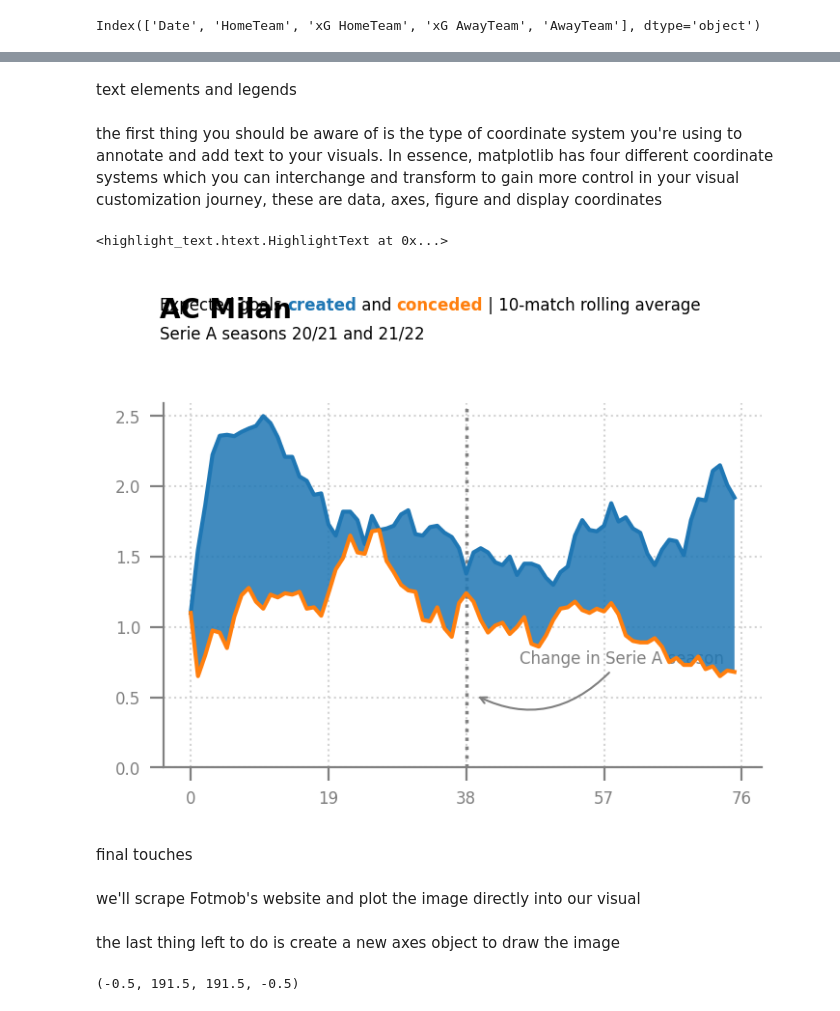
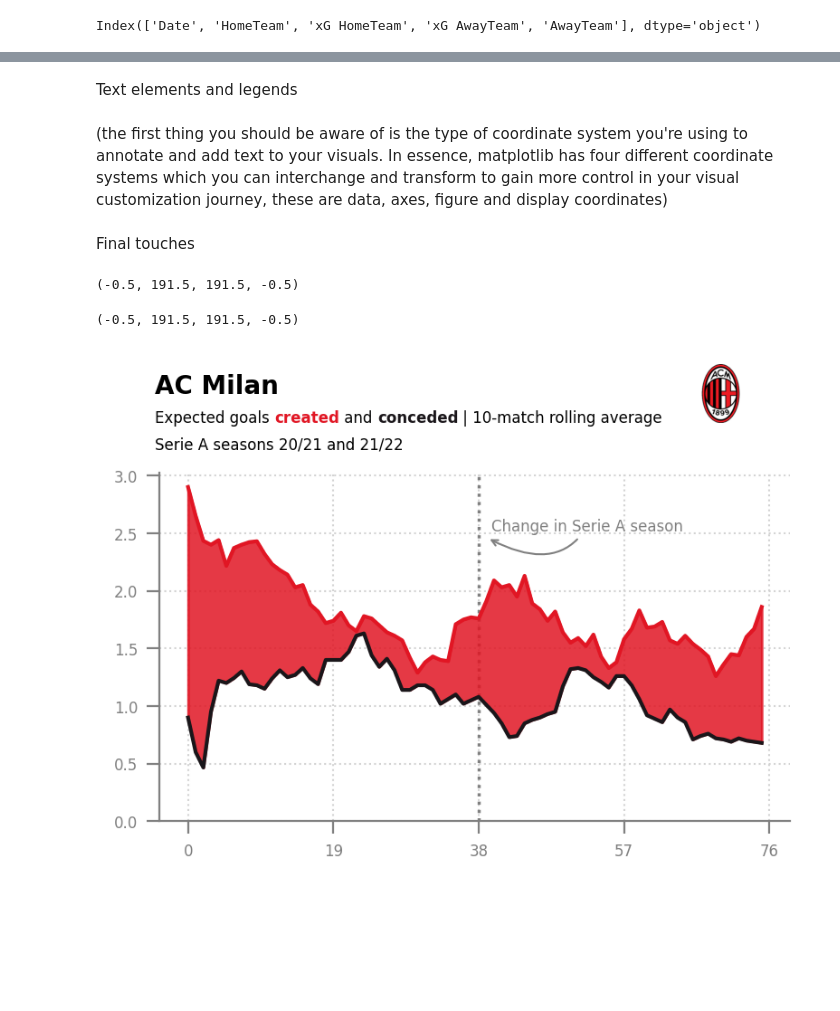
Before and after one commit to fabriziocominetti/football-analytics, a Jupyter notebook: xG-rolling-plot/ACMilan/notebooks/xG-rolling-ACMilan.ipynb, the cells around one changed output, grey strips where cells are left out. Cells and saved outputs as stored; diff of their text form; code cells hidden in the pictures; blank space fills up the shorter version.

```diff
--- a/xG-rolling-plot/ACMilan/notebooks/xG-rolling-ACMilan.ipynb
+++ b/xG-rolling-plot/ACMilan/notebooks/xG-rolling-ACMilan.ipynb
@@ -119,3 +123,0 @@ append the two dataframe
-# %%
-acm = acm_2021.append(acm_2122)
-len(acm)
@@ -123,0 +124,4 @@ len(acm)
+# %%
+# append the two dataframes
+acm = pd.concat([acm_2021, acm_2122], axis=0)
+len(acm)
@@ -180,6 +224,9 @@ X = pd.Series(range(len(Y_for)))
 # %%
 # compute the rolling average (min_periods is used for the partial average)
 # here we're using a 10 game rolling average
-Y_for = Y_for.rolling(window=10, min_periods=0).mean()
-Y_ag = Y_ag.rolling(window=10, min_periods=0).mean()
+Y_for['value'] = Y_for['value'].rolling(window=10, min_periods=0).mean()
+Y_ag['value'] = Y_ag['value'].rolling(window=10, min_periods=0).mean()
+# %%
+Y_for = Y_for[['value']].reset_index(drop=True)
+Y_ag = Y_ag[['value']].reset_index(drop=True)
 # %% [markdown]
@@ -304,10 +352,24 @@ ax.legend(fontsize=6)
 # %% [markdown]
-text elements and legends
+Text elements and legends
 # %% [markdown]
-the first thing you should be aware of is the type of coordinate system you're using to annotate and add text to your visuals. In essence, matplotlib has four different coordinate systems which you can interchange and transform to gain more control in your visual customization journey, these are data, axes, figure and display coordinates
+(the first thing you should be aware of is the type of coordinate system you're using to annotate and add text to your visuals. In essence, matplotlib has four different coordinate systems which you can interchange and transform to gain more control in your visual customization journey, these are data, axes, figure and display coordinates)
+# %% [markdown]
+Final touches
+# %%
+# scrape Fotmob's website and plot the image directly into the visual
+# create a new axes object to draw the image
+
+fotmob_url = "https://images.fotmob.com/image_resources/logo/teamlogo/"
+
+logo_ax = fig.add_axes([0.01, .95, 0.11, 0.11], zorder=1)
+club_icon = Image.open(urllib.request.urlopen(f"{fotmob_url}8564.png"))
+logo_ax.imshow(club_icon)
+logo_ax.axis("off")
+# %% [output]
+(-0.5, 191.5, 191.5, -0.5)
 # %%
-fig = plt.figure(figsize=(4, 2.5), dpi=200)
-ax = plt.subplot(111)
+fig = plt.figure(figsize=(4.5, 2.5), dpi=200, facecolor="white")
+ax = plt.subplot(111, facecolor="white")
 
 # remove top and right spines and change the color
 ax.spines[['top', 'right']].set_visible(False)
@@ -321,8 +383,8 @@ ax.grid(
     color = "lightgrey"
 )
 
-line_1 = ax.plot(X, Y_for, zorder=4)
-line_2 = ax.plot(X, Y_ag, zorder=4)
+line_1 = ax.plot(X, Y_for, color="#e11624", zorder=4)
+line_2 = ax.plot(X, Y_ag, color="#1a161a", zorder=4)
 
 ax.set_ylim(0)
 # add a line to mark the division between seasons
@@ -337,15 +399,15 @@ ax.plot(
 
 # annotation with data coordinates and offset points
 ax.annotate(
-    xy = (38, .55),
-    xytext = (20, 10),
+    xy = (38, 2.5),
+    xytext = (5, 1), # adjust text position
     textcoords = 'offset points',
     text = 'Change in Serie A season',
     size = 6,
     color = "grey",
     arrowprops = dict(
         arrowstyle="->", shrinkA=0, shrinkB=5, color="grey", linewidth=0.75,
-        connectionstyle="angle3,angleA=50,angleB=-30"
+        connectionstyle="angle3,angleA=60,angleB=-30" # adjust arrow position
     ) # arrow to connect annotation
 )
 
@@ -357,7 +419,8 @@ ax.fill_between(
     where = Y_for['value'] > Y_ag['value'],
     interpolate = True,
     alpha = 0.85,
-    zorder = 3
+    zorder = 3,
+    color = line_1[0].get_color()
 )
 
 ax.fill_between(
@@ -367,6 +430,7 @@ ax.fill_between(
     where = Y_ag['value'] > Y_for['value'],
     interpolate = True,
     alpha = 0.85,
+    color = line_2[0].get_color()
 )
 
 # customize the ticks to match spinecolor and adjust label size
@@ -378,37 +442,41 @@ ax.tick_params(
     labelcolor = "grey",
     zorder = 3
 )
 
 # set x-axis major tick positions to only 19 game multiples
 ax.xaxis.set_major_locator(ticker.MultipleLocator(19))
 # set y-axis major tick positions to only 0.5xG multiples
 ax.yaxis.set_major_locator(ticker.MultipleLocator(0.5))
 
 # title and subtitle for the legend
 fig_text(
     x = 0.12, y = 1.1,
     s = "AC Milan",
     color = "black",
     weight = "bold",
     size = 10,
+    #family = "DM Sans",
     annotationbbox_kw={"xycoords": "figure fraction"}
 )
 
 fig_text(
-    x = 0.12, y = 1.1,
+    x = 0.12, y = 1.02,
     s = "Expected goals <created> and <conceded> | 10-match rolling average \nSerie A seasons 20/21 and 21/22",
     highlight_textprops=[
         {"color": line_1[0].get_color(), "weight": "bold"},
         {"color": line_2[0].get_color(), "weight": "bold"}
     ],
     color = "black",
     size = 6,
     annotationbbox_kw={"xycoords": "figure fraction"}
 )
+
+fotmob_url = "https://images.fotmob.com/image_resources/logo/teamlogo/"
+
+logo_ax = fig.add_axes([0.75, .99, 0.13, 0.13], zorder=1)
+club_icon = Image.open(urllib.request.urlopen(f"{fotmob_url}8564.png"))
+logo_ax.imshow(club_icon)
+logo_ax.axis("off")
 # %% [output]
-<highlight_text.htext.HighlightText at 0x...>
+(-0.5, 191.5, 191.5, -0.5)
-[figure, old version]
+[figure, new version]
-# %% [markdown]
-final touches
-# %% [markdown]
-we'll scrape Fotmob's website and plot the image directly into our visual
@@ -418,11 +482,0 @@ import urllib
-# %% [markdown]
-the last thing left to do is create a new axes object to draw the image
-# %%
-fotmob_url = "https://images.fotmob.com/image_resources/logo/teamlogo/"
-
-logo_ax = fig.add_axes([0.01, .95, 0.11, 0.11], zorder=1)
-club_icon = Image.open(urllib.request.urlopen(f"{fotmob_url}8564.png"))
-logo_ax.imshow(club_icon)
-logo_ax.axis("off")
-# %% [output]
-(-0.5, 191.5, 191.5, -0.5)
```
Also changed, not shown: parts of 39 cells of this notebook.
